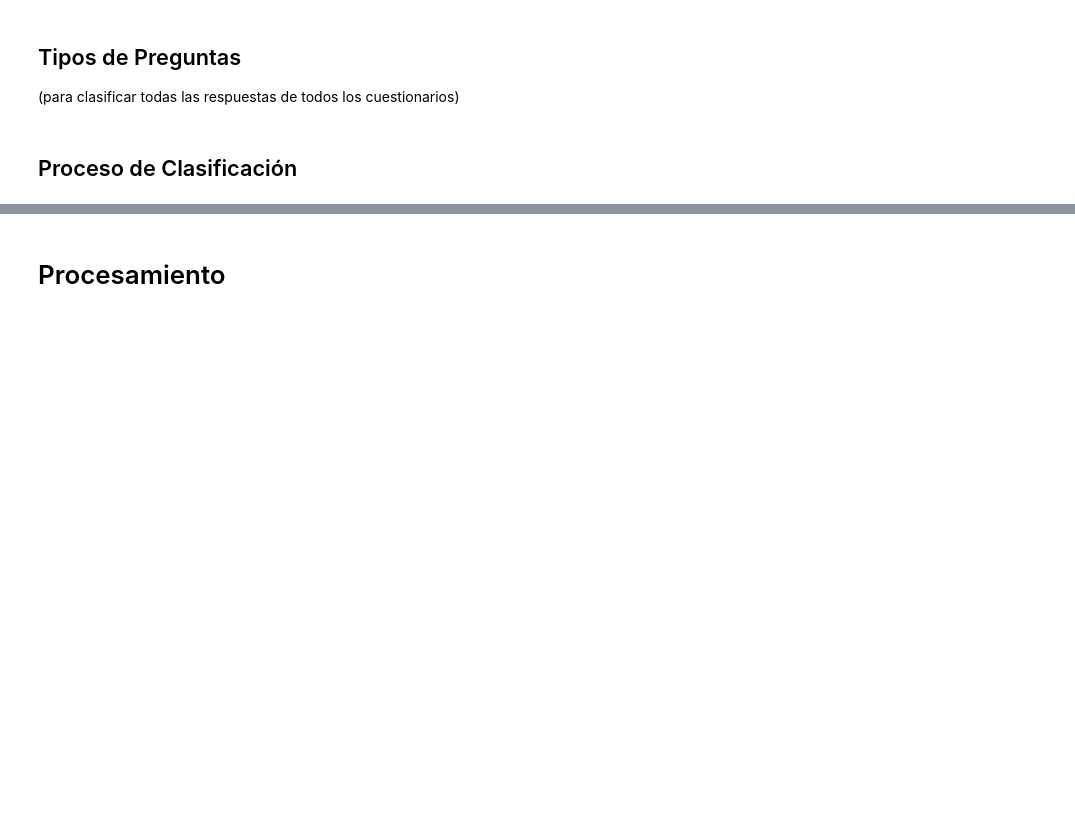
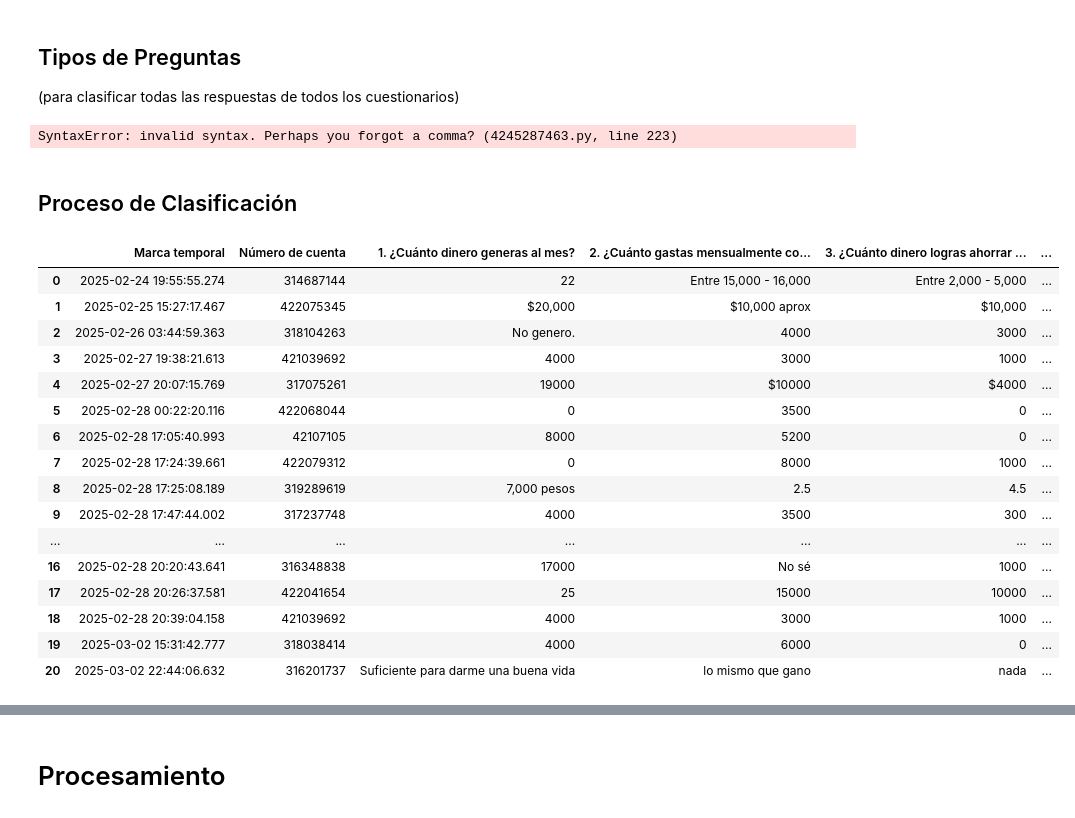
Before and after one commit to camargomau/questionnaires, a Jupyter notebook: Procesamiento de Cuestionarios.ipynb, the cells around one changed output, grey strips where cells are left out. Drawn from its saved outputs; the diff is of its cells as text; code cells hidden in the pictures; blank space fills up the shorter version.

```diff
--- a/Procesamiento de Cuestionarios.ipynb
+++ b/Procesamiento de Cuestionarios.ipynb
@@ -470,17 +470,24 @@ question_type[1] = [
     # 4. ¿Tienes dinero reservado para emergencias? Si sí, ¿cuánto aproximadamente?
     "numeric",
     # 5. ¿Tu dinero tiene liquidez o está comprometido en inversiones o deudas?
-    mapping_yes_no,
+    {
+		"liquidez": ["liquidez", "sí", "si"],
+		"inversiones o deudas": ["inversiones", "deudas"],
+		"desconocido": ["no sé", "no"]
+    },
     # 6. ¿Cuentas con inversiones a corto plazo?
     mapping_yes_no,
     # 7. ¿Cuentas con inversiones a largo plazo?
     mapping_yes_no,
     # 8. ¿Tienes un plan personal de retiro o planeas tener uno en el futuro?
-    mapping_yes_no,
+    {
+        "no": ["no", "no tengo", "no planeo"],
+		"sí": ["sí", "si", "planeo"]
+    }
     # 9. ¿Cuántas tarjetas de crédito tienes?
     "integer",
     # 10. ¿Qué porcentaje de tu línea de crédito tienes disponible actualmente?
-    "numeric",
+    "percentage",
 ]
 
 # 2 – Habilidades de MAC (respuestas).xlsx
@@ -843,6 +850,8 @@ question_type[6] = [
         "otros": ["algún evento"]
     }
 ]
+# %% [output]
+SyntaxError: invalid syntax. Perhaps you forgot a comma? (4245287463.py, line 223)
 # %% [markdown]
 ## Proceso de Clasificación
 # %%
@@ -864,5 +873,25 @@ for questionnaire_i, questionnaire in enumerate(questionnaires_clean):
             classified_column = [classify_answer(str(answer), current_type) for answer in column_data]
 
         questionnaires_classified[questionnaire_i].iloc[:, question_i] = classified_column
+# %%
+questionnaires[1]
+# %% [output]
+|  | Marca temporal | Número de cuenta | 1. ¿Cuánto dinero generas al mes? | 2. ¿Cuánto gastas mensualmente co... | 3. ¿Cuánto dinero logras ahorrar ... | ... |
+| 0 | 2025-02-24 19:55:55.274 | 314687144 | 22 | Entre 15,000 - 16,000 | Entre 2,000 - 5,000 | ... |
+| 1 | 2025-02-25 15:27:17.467 | 422075345 | $20,000 | $10,000 aprox | $10,000 | ... |
+| 2 | 2025-02-26 03:44:59.363 | 318104263 | No genero. | 4000 | 3000 | ... |
+| 3 | 2025-02-27 19:38:21.613 | 421039692 | 4000 | 3000 | 1000 | ... |
+| 4 | 2025-02-27 20:07:15.769 | 317075261 | 19000 | $10000 | $4000 | ... |
+| 5 | 2025-02-28 00:22:20.116 | 422068044 | 0 | 3500 | 0 | ... |
+| 6 | 2025-02-28 17:05:40.993 | 42107105 | 8000 | 5200 | 0 | ... |
+| 7 | 2025-02-28 17:24:39.661 | 422079312 | 0 | 8000 | 1000 | ... |
+| 8 | 2025-02-28 17:25:08.189 | 319289619 | 7,000 pesos | 2.5 | 4.5 | ... |
+| 9 | 2025-02-28 17:47:44.002 | 317237748 | 4000 | 3500 | 300 | ... |
+| ... | ... | ... | ... | ... | ... | ... |
+| 16 | 2025-02-28 20:20:43.641 | 316348838 | 17000 | No sé | 1000 | ... |
+| 17 | 2025-02-28 20:26:37.581 | 422041654 | 25 | 15000 | 10000 | ... |
+| 18 | 2025-02-28 20:39:04.158 | 421039692 | 4000 | 3000 | 1000 | ... |
+| 19 | 2025-03-02 15:31:42.777 | 318038414 | 4000 | 6000 | 0 | ... |
+| 20 | 2025-03-02 22:44:06.632 | 316201737 | Suficiente para darme una buena vida | lo mismo que gano | nada | ... |
 # %%
 questionnaires_classified[1]
```
Also changed, not shown: parts of 5 cells of this notebook.
